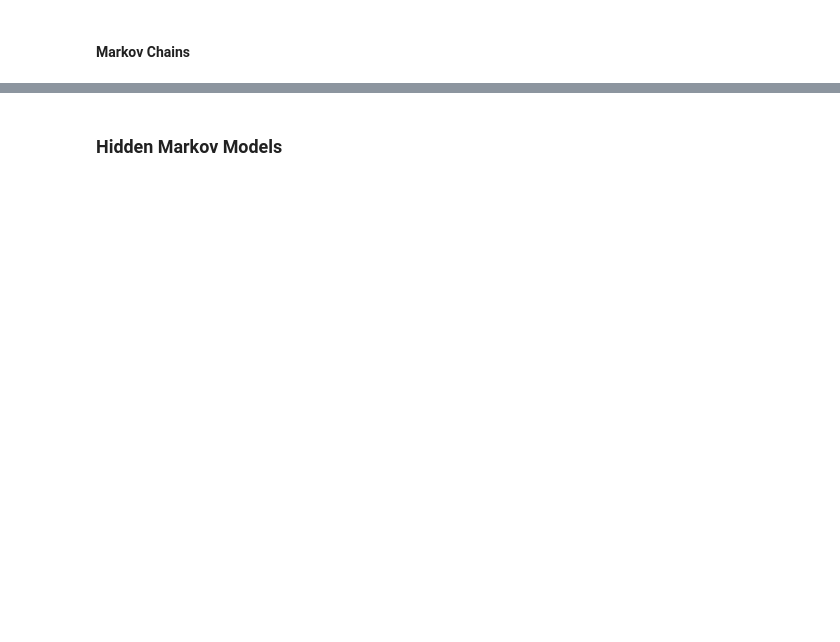
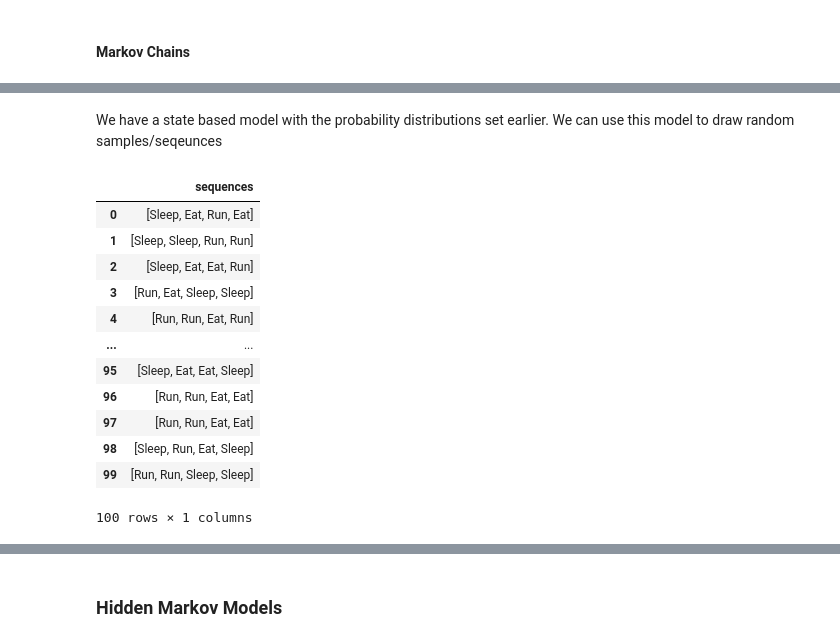
Before and after one commit to ryankarlos/Bayesian_networks, a Jupyter notebook: notebooks/Markov Models.ipynb, the cells around one changed output, grey strips where cells are left out. Cells and saved outputs as stored; diff of their text form; code cells hidden in the pictures; blank space fills up the shorter version.

```diff
--- a/notebooks/Markov Models.ipynb
+++ b/notebooks/Markov Models.ipynb
@@ -43,18 +100,18 @@ def create_markov_networkx_object(model):
 # %%
 
-prior_prob = {"S": 0.5, "I": 0.2, "R": 0.3}
+A = "Sleep"
+B = "Eat"
+C = "Run"
+
+prior_prob = {A: 0.5, B: 0.2, C: 0.3}
 cpd = [
-    ["S", "S", 0.10],
-    ["S", "I", 0.50],
-    ["S", "R", 0.30],
-    ["I", "S", 0.10],
-    ["I", "I", 0.40],
-    ["I", "R", 0.40],
-    ["R", "S", 0.05],
-    ["R", "I", 0.45],
-    ["R", "R", 0.45],
+    [A, A, 0.10],
+    [A, B, 0.50],
+    [A, C, 0.30],
+    [B, A, 0.10],
+    [B, B, 0.40],
+    [B, C, 0.40],
+    [C, A, 0.05],
+    [C, B, 0.45],
+    [C, C, 0.45],
 ]
-
-ticker = "TSLA"
-start_date = datetime.date(2003, 7, 1)
-end_date = datetime.date(2017, 7, 1)
@@ -84,0 +151,19 @@ S       S       0.10329341317365268
+# %% [markdown]
+We have a state based model with the probability distributions set earlier. We can use this model to draw random samples/seqeunces
+# %%
+df = generate_random_sample_from_model(clf, length=4, num_seqs=100)
+df
+# %% [output]
+|  | sequences |
+| 0 | [Sleep, Eat, Run, Eat] |
+| 1 | [Sleep, Sleep, Run, Run] |
+| 2 | [Sleep, Eat, Eat, Run] |
+| 3 | [Run, Eat, Sleep, Sleep] |
+| 4 | [Run, Run, Eat, Run] |
+| ... | ... |
+| 95 | [Sleep, Eat, Eat, Sleep] |
+| 96 | [Run, Run, Eat, Eat] |
+| 97 | [Run, Run, Eat, Eat] |
+| 98 | [Sleep, Run, Eat, Sleep] |
+| 99 | [Run, Run, Sleep, Sleep] |
+100 rows × 1 columns
```
Also changed, not shown: parts of 23 cells of this notebook, 3 other files.
